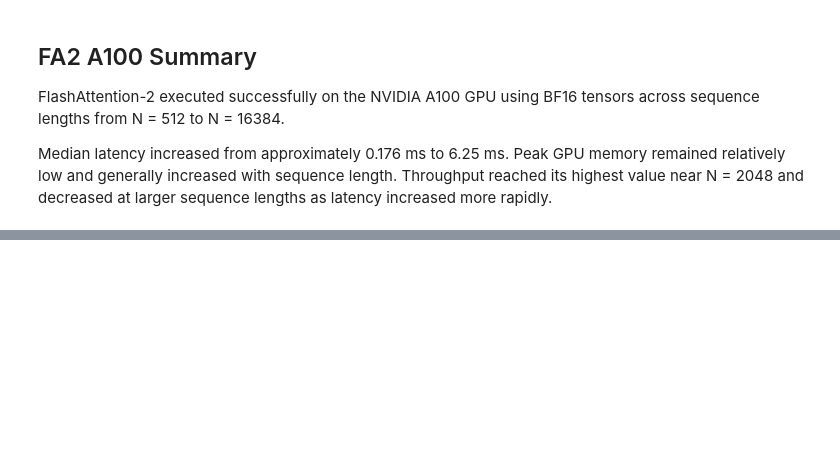
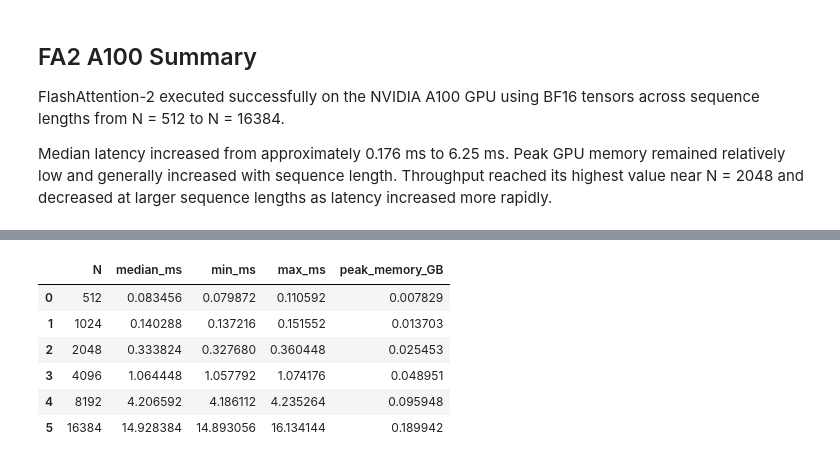
Before and after one commit to deepinsightai/flash-attention, a Jupyter notebook: blackwell_sdpa_smoke_test.ipynb, the cells around one changed output, grey strips where cells are left out. Cells and saved outputs as stored; diff of their text form; code cells hidden in the pictures; blank space fills up the shorter version.

```diff
--- a/blackwell_sdpa_smoke_test.ipynb
+++ b/blackwell_sdpa_smoke_test.ipynb
@@ -1538,0 +1604,39 @@ Median latency increased from approximately 0.176 ms to 6.25 ms. Peak GPU memory
+# %%
+import torch
+from flash_attn.flash_attn_interface import flash_attn_unpadded_func
+
+B = 1
+N = 1024
+H = 8
+D = 128
+
+q = torch.randn(
+    B * N, H, D,
+    device="cuda",
+    dtype=torch.float16
+)
+
+k = torch.randn_like(q)
+v = torch.randn_like(q)
+
+cu_seqlens = torch.tensor(
+    [0, N],
+    device="cuda",
+    dtype=torch.int32
+)
+
+out_fa1 = flash_attn_unpadded_func(
+    q,
+    k,
+    v,
+    cu_seqlens,
+    cu_seqlens,
+    N,
+    N,
+    0.0,
+    softmax_scale=None,
+    causal=False
+)
+
+print("FA1 output shape:", out_fa1.shape)
+print("FA1 execution successful")
@@ -1538,0 +1744,13 @@ Median latency increased from approximately 0.176 ms to 6.25 ms. Peak GPU memory
+# %%
+import pandas as pd
+
+fa1_df = pd.DataFrame(fa1_results)
+fa1_df
+# %% [output]
+|  | N | median_ms | min_ms | max_ms | peak_memory_GB |
+| 0 | 512 | 0.083456 | 0.079872 | 0.110592 | 0.007829 |
+| 1 | 1024 | 0.140288 | 0.137216 | 0.151552 | 0.013703 |
+| 2 | 2048 | 0.333824 | 0.327680 | 0.360448 | 0.025453 |
+| 3 | 4096 | 1.064448 | 1.057792 | 1.074176 | 0.048951 |
+| 4 | 8192 | 4.206592 | 4.186112 | 4.235264 | 0.095948 |
+| 5 | 16384 | 14.928384 | 14.893056 | 16.134144 | 0.189942 |
```
Also changed, not shown: parts of 16 cells of this notebook.
